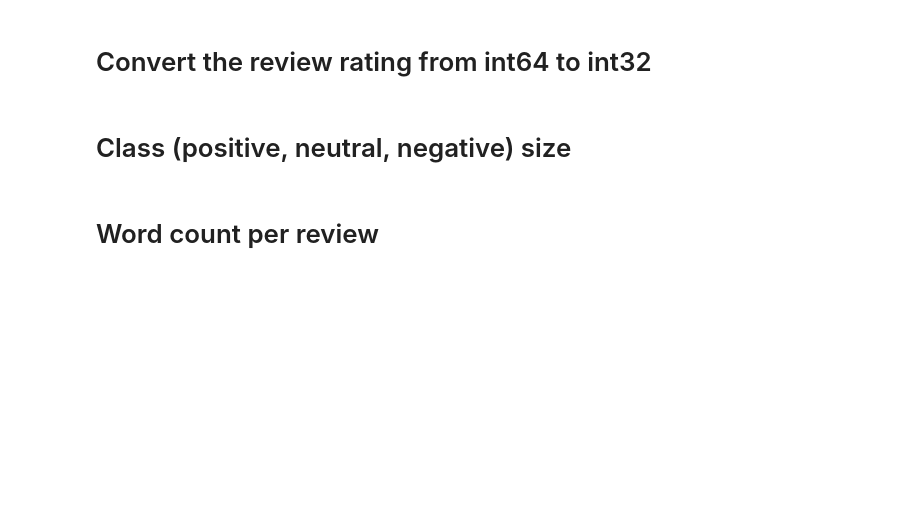
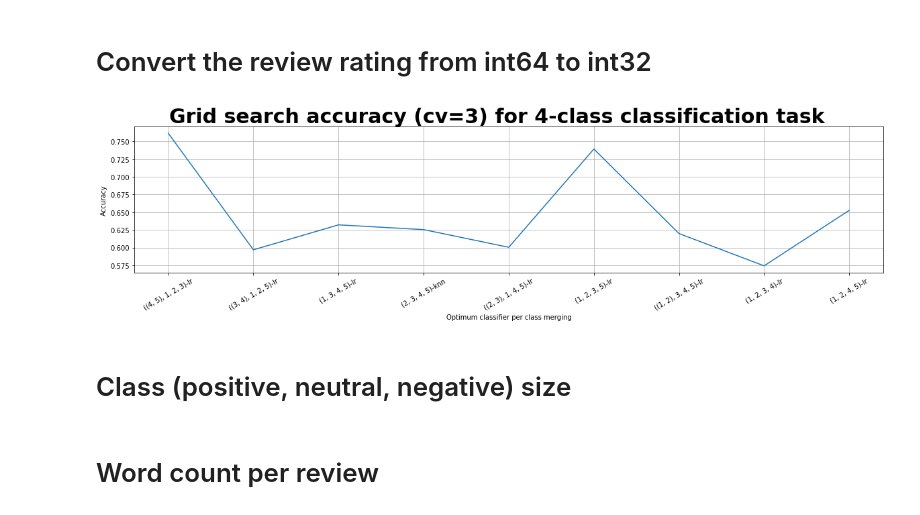
Before and after one commit to fardinafdideh/Text-analytics, a Jupyter notebook: sentiment-analysis-of-products-review-on-amazon.ipynb, the cells around one changed output. Saved outputs shown, nothing was run; the diff lists cells and outputs as text; code cells hidden in the pictures; blank space fills up the shorter version.

Commit message:
Kaggle Notebook | Sentiment Analysis of Products Review on Amazon | Version 6

```diff
--- a/sentiment-analysis-of-products-review-on-amazon.ipynb
+++ b/sentiment-analysis-of-products-review-on-amazon.ipynb
@@ -342,10 +366,51 @@ def optClf_finder(tfidf, clfNames, X, y):
 # rating
 # %% [markdown]
 # Convert the review rating from int64 to int32
-# %%
-TfidfVectorizerParams = {'sublinear_tf':True, 'strip_accents':None, 'lowercase':False, 'preprocessor':None} # To meke sure the same TfidfVectorizer params are used across the code
-tfidf  = TfidfVectorizer(**TfidfVectorizerParams) # sublinear_tf=True
-optClf, optClfName = optClf_finder(tfidf, clfNames, dataCleaned[reviewColName], dataCleaned[ratingColName])
+# %%
+def gridSearch_plotter(optClasses, optClfsName, optClfsAcc, classNbIdx):
+    xtickLabel = []
+    for i, j in zip(optClasses, optClfsName):
+        xtickLabel.append(str(i) + '-' + j)
+    fig, _ = plt.subplots(1, 1, figsize = (20, 4))
+    fig.suptitle('Grid search accuracy (cv={}) for {}-class classification task'.format(n_splits, classNbIdx), fontsize= 30, fontweight='bold')
+    plt.plot(optClfsAcc)
+    plt.xticks(np.arange(len(optClfsAcc)), xtickLabel, rotation=30)
+    plt.ylabel('Accuracy')
+    plt.xlabel('Optimum classifier per class merging')
+    plt.grid()
+    plt.savefig("../working/{}-GridSearchAcc.png".format(classNbIdx))
+
+
+clfNames = ['knn', 'lr']
+optClfs = {}
+optClfsName = {}
+optClasses = {}
+optClfsAcc = {}
+for classNbIdx in [4]: #classNb.keys():
+    optClfs[classNbIdx] = []
+    optClfsName[classNbIdx] = []
+    optClasses[classNbIdx] = []
+    optClfsAcc[classNbIdx] = []
+    for classes in classNb[classNbIdx]:
+        dataCleanedMerged = class_merger(dataCleaned, ratingColName, classes)
+        optClf, optClfName, optClfAcc = optClf_finder(clfNames, dataCleanedMerged[reviewColName], dataCleanedMerged[ratingColName])
+        optClfs[classNbIdx].append(optClf)
+        optClfsName[classNbIdx].append(optClfName)
+        optClasses[classNbIdx].append(classes)
+        optClfsAcc[classNbIdx].append(optClfAcc)
+
+
+
+for classNbIdx in [4]: #classNb.keys():
+    gridSearch_plotter(optClasses[classNbIdx], optClfsName[classNbIdx], optClfsAcc[classNbIdx], classNbIdx)
+
+#     optIdx = np.argmax(optClfsAcc[classNbIdx]) # Maximum acc idx across different combinations of the classNbIdx-class classification task
+#     optClfs[classNbIdx][optIdx]
+#     optClfsName[classNbIdx][optIdx]
+#     optClasses[classNbIdx][optIdx]
+#     optClfsAcc[classNbIdx][optIdx]
+# %% [output]
+[figure, added]
 # %%
 # data4.describe()
 # %% [markdown]
```
Also changed, not shown: parts of 12 cells of this notebook.
